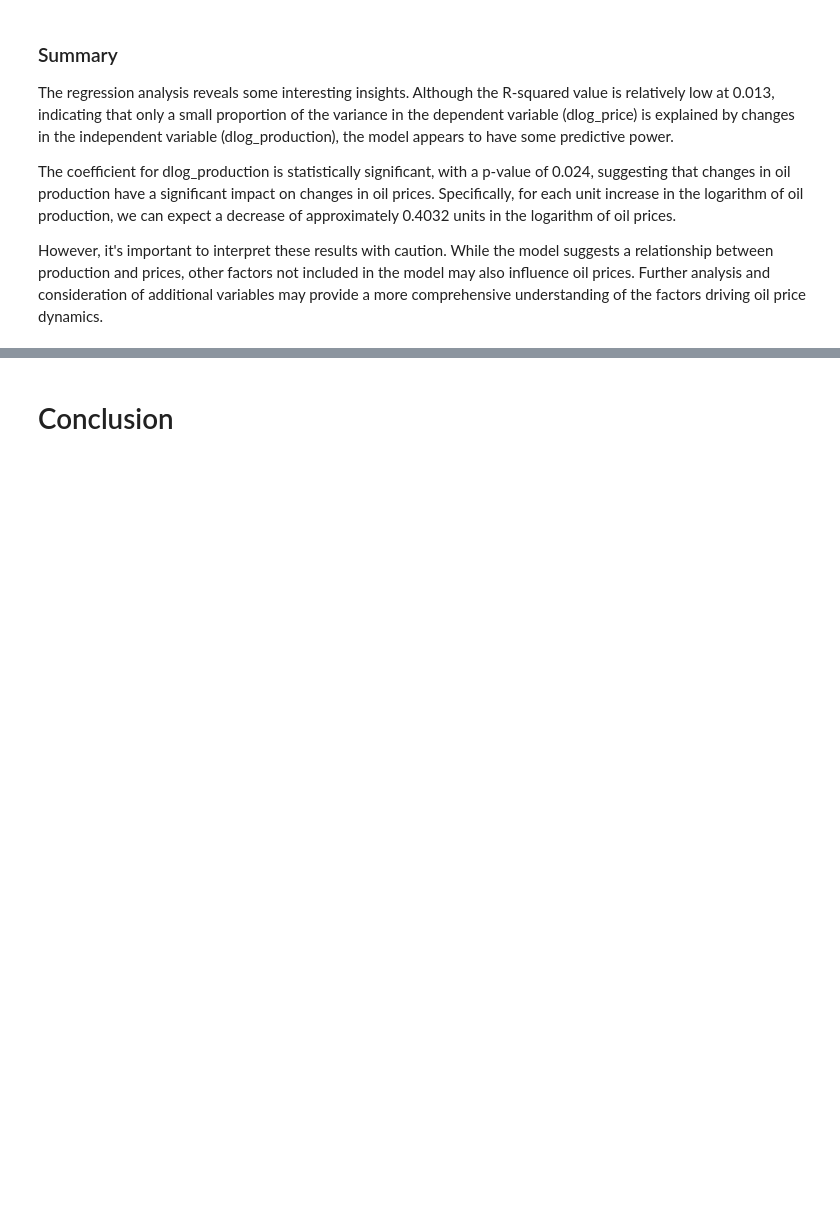
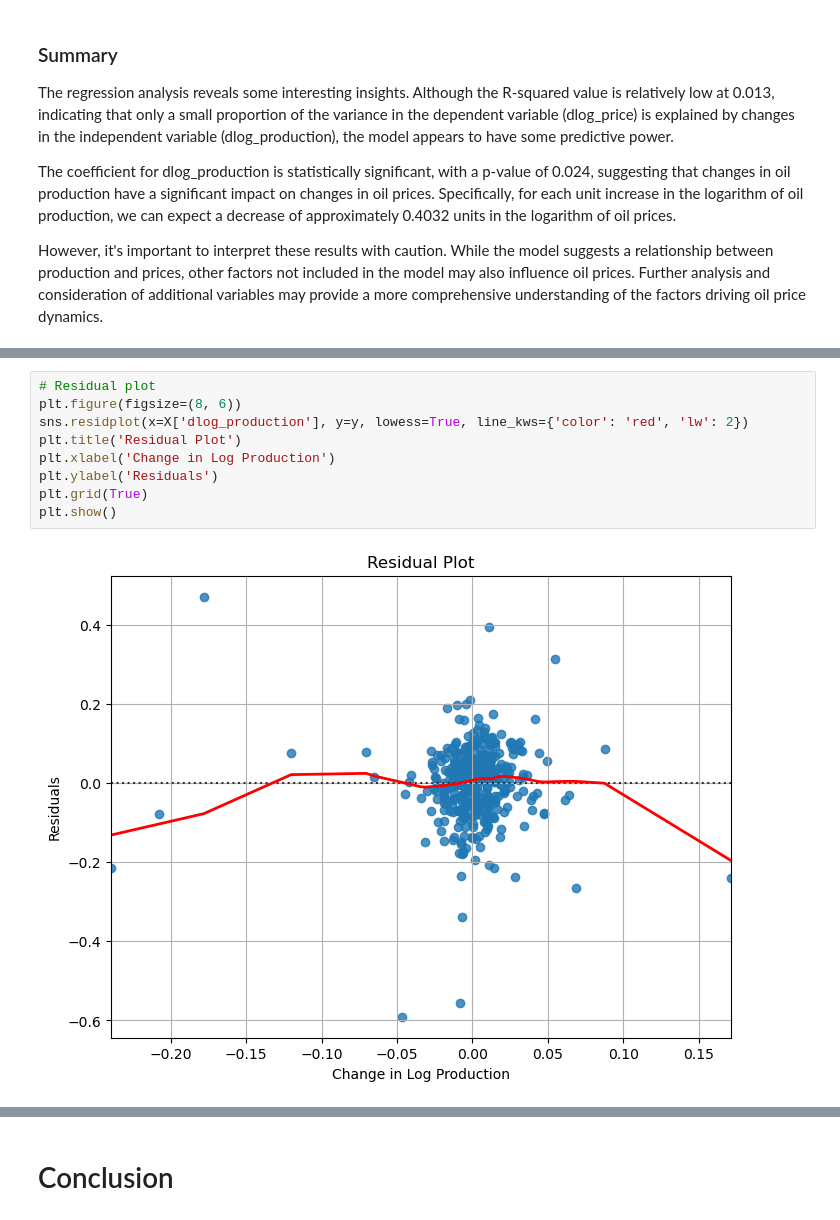
Before and after one commit to NumEconCopenhagen/projects-2024-of-coding, a Jupyter notebook: dataproject/dataproject.ipynb, the cells around one changed output, grey strips where cells are left out. Drawn from its saved outputs; the diff is of its cells as text; blank space fills up the shorter version.

```diff
--- a/dataproject/dataproject.ipynb
+++ b/dataproject/dataproject.ipynb
@@ -238,0 +279,11 @@ However, it's important to interpret these results with caution. While the model
+# %%
+# Residual plot
+plt.figure(figsize=(8, 6))
+sns.residplot(x=X['dlog_production'], y=y, lowess=True, line_kws={'color': 'red', 'lw': 2})
+plt.title('Residual Plot')
+plt.xlabel('Change in Log Production')
+plt.ylabel('Residuals')
+plt.grid(True)
+plt.show()
+# %% [output]
+[figure, added]
```
Also changed, not shown: parts of 13 cells of this notebook.
